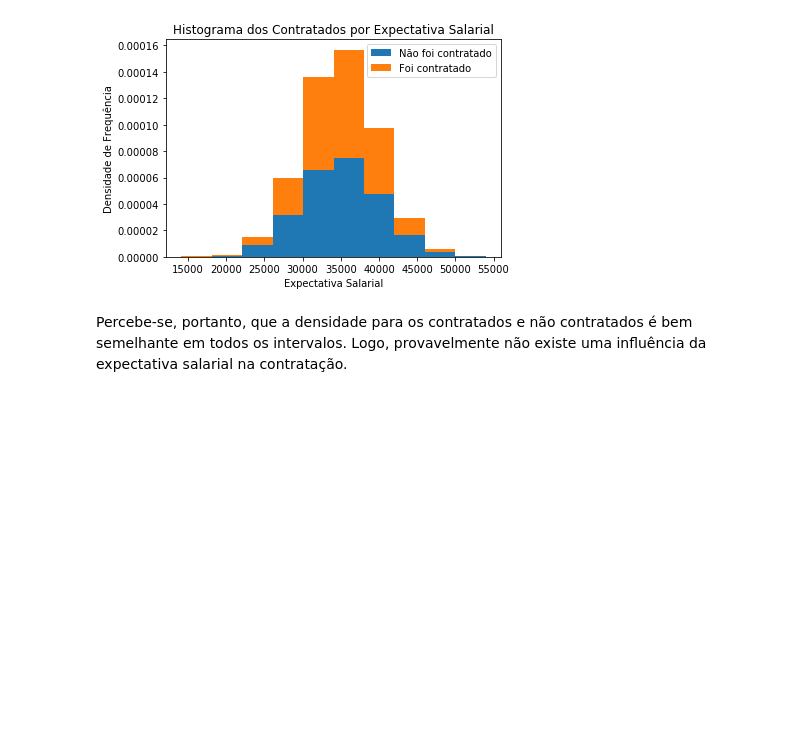
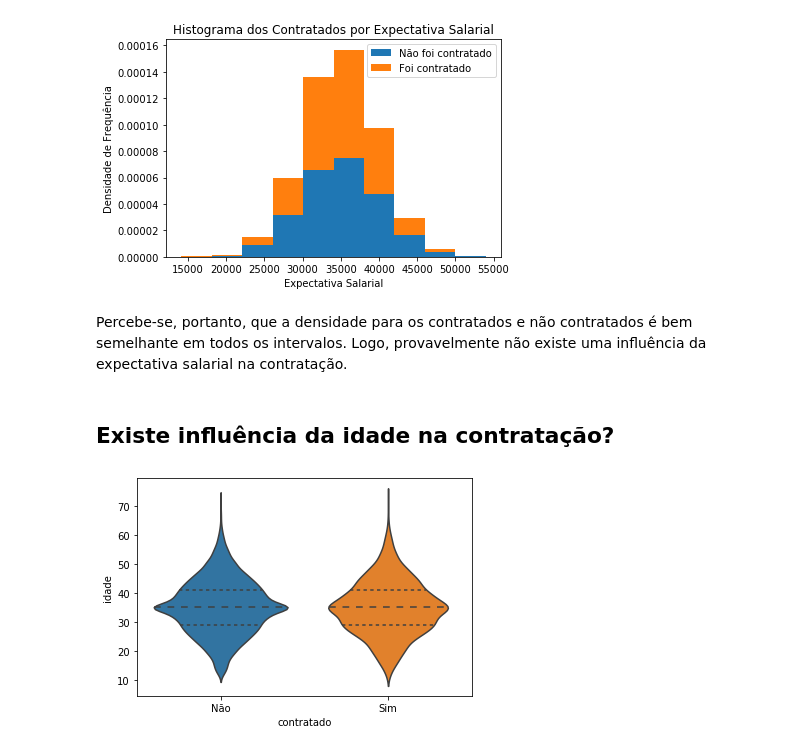
Before and after one commit to BrunoFornaro/icd_a2_2021, a Jupyter notebook: a2_icd_2021.ipynb, the cells around one changed output. Cells and saved outputs as stored; diff of their text form; code cells hidden in the pictures; blank space fills up the shorter version.

Commit message:
Adicionados graficos de barras duplas e barras empilhadas. Adicionado violinplot.

```diff
--- a/a2_icd_2021.ipynb
+++ b/a2_icd_2021.ipynb
@@ -252,3 +255,13 @@ Text(0, 0.5, 'Densidade de Frequência')
 [figure]
 # %% [markdown]
 Percebe-se, portanto, que a densidade para os contratados e não contratados é bem semelhante em todos os intervalos. Logo, provavelmente não existe uma influência da expectativa salarial na contratação.
+# %% [markdown]
+## Existe influência da idade na contratação?
+# %%
+# Copiando o dataframe para não alterar o original
+df_idade = df
+
+# Plotando o violinplot
+idade_contratacao = sns.violinplot(x="contratado", y="idade", data=df_idade, inner="quartile")
+# %% [output]
+[figure, added]
```
Also changed, not shown: parts of 4 cells of this notebook.
